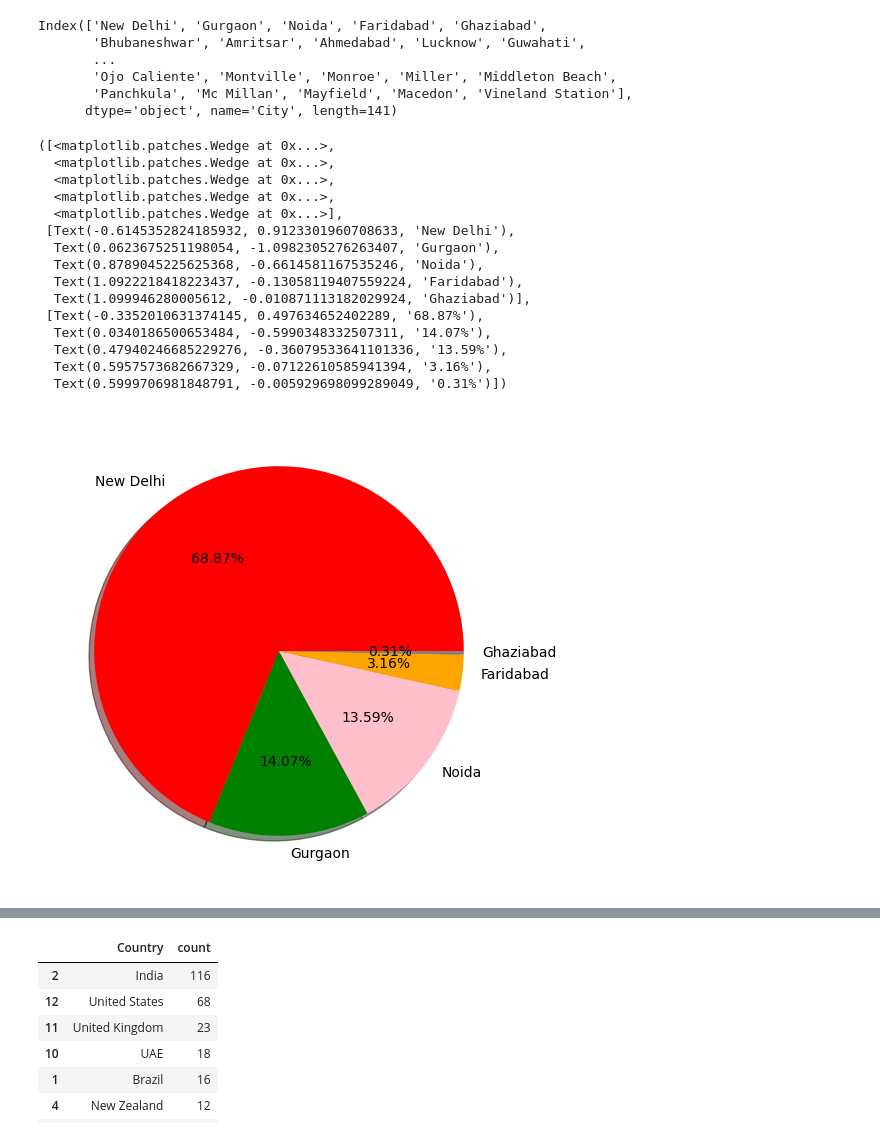
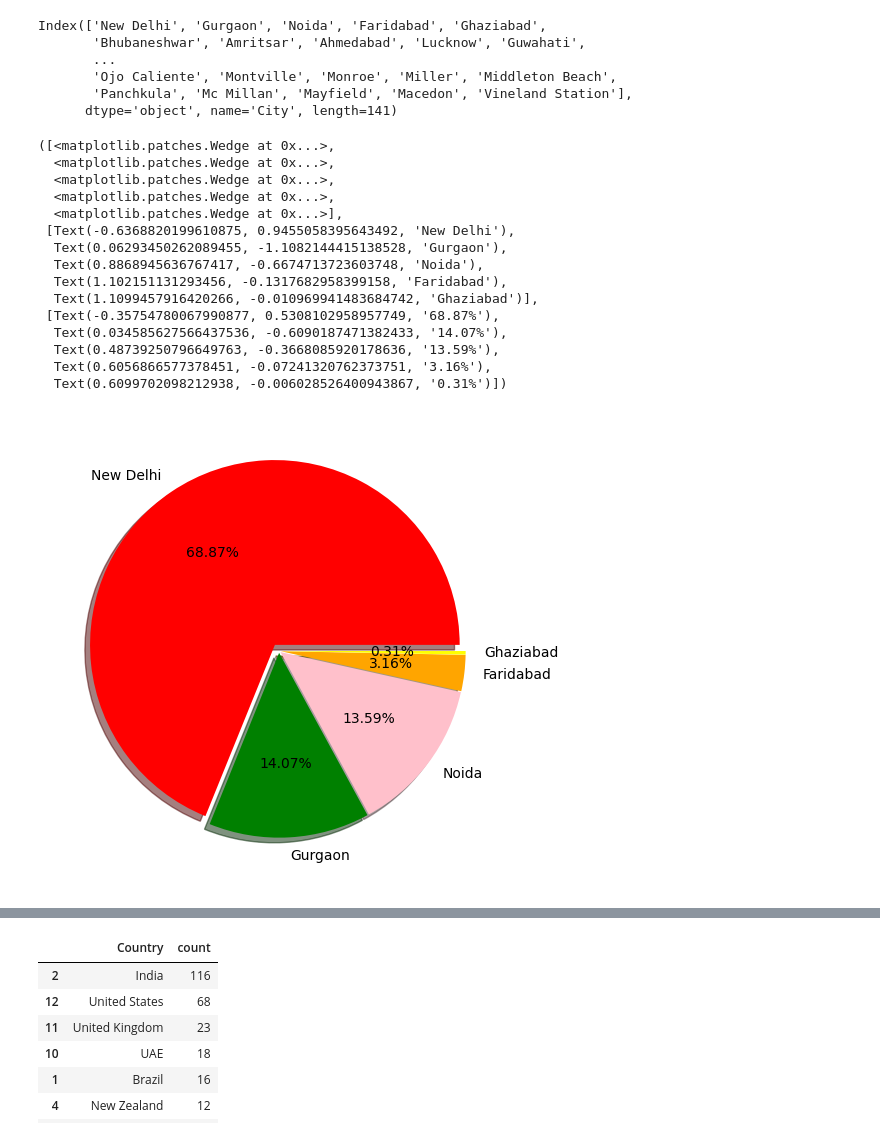
Before and after one commit to Ajeetm1/Zomato-Data-Analysis-Using-Python, a Jupyter notebook: Zomato_Data_Analysis.ipynb, the cells around one changed output, grey strips where cells are left out. Drawn from its saved outputs; the diff is of its cells as text; code cells hidden in the pictures.

```diff
--- a/Zomato_Data_Analysis.ipynb
+++ b/Zomato_Data_Analysis.ipynb
@@ -425,23 +415,23 @@ Index(['New Delhi', 'Gurgaon', 'Noida', 'Faridabad', 'Ghaziabad',
 city_values=final_df.City.value_counts().values
 city_index=final_df.City.value_counts().index
 # %%
-plt.pie(city_values[:5],labels=city_index[:5],autopct='%1.2f%%',shadow=True,labeldistance=1.1,colors=['red','green','pink','orange','grey'])
+plt.pie(city_values[:5],labels=city_index[:5],autopct='%1.2f%%',shadow=True,labeldistance=1.1,colors=['red','green','pink','orange','yellow'],explode=(0.04,0.01,0.01,0.01,0.01))
 # %% [output]
 ([<matplotlib.patches.Wedge at 0x...>,
   <matplotlib.patches.Wedge at 0x...>,
   <matplotlib.patches.Wedge at 0x...>,
   <matplotlib.patches.Wedge at 0x...>,
   <matplotlib.patches.Wedge at 0x...>],
- [Text(-0.6145352824185932, 0.9123301960708633, 'New Delhi'),
-  Text(0.0623675251198054, -1.0982305276263407, 'Gurgaon'),
-  Text(0.8789045225625368, -0.6614581167535246, 'Noida'),
-  Text(1.0922218418223437, -0.13058119407559224, 'Faridabad'),
-  Text(1.099946280005612, -0.010871113182029924, 'Ghaziabad')],
- [Text(-0.3352010631374145, 0.497634652402289, '68.87%'),
-  Text(0.0340186500653484, -0.5990348332507311, '14.07%'),
-  Text(0.47940246685229276, -0.36079533641101336, '13.59%'),
-  Text(0.5957573682667329, -0.07122610585941394, '3.16%'),
-  Text(0.5999706981848791, -0.005929698099289049, '0.31%')])
+ [Text(-0.6368820199610875, 0.9455058395643492, 'New Delhi'),
+  Text(0.06293450262089455, -1.1082144415138528, 'Gurgaon'),
+  Text(0.8868945636767417, -0.6674713723603748, 'Noida'),
+  Text(1.102151131293456, -0.1317682958399158, 'Faridabad'),
+  Text(1.1099457916420266, -0.010969941483684742, 'Ghaziabad')],
+ [Text(-0.35754780067990877, 0.5308102958957749, '68.87%'),
+  Text(0.034585627566437536, -0.6090187471382433, '14.07%'),
+  Text(0.48739250796649763, -0.3668085920178636, '13.59%'),
+  Text(0.6056866577378451, -0.07241320762373751, '3.16%'),
+  Text(0.6099702098212938, -0.006028526400943867, '0.31%')])
-[figure, old version]
+[figure, new version]
 # %%
 #finding the top 10 cuisines.
```
Also changed, not shown: parts of 6 cells of this notebook.
